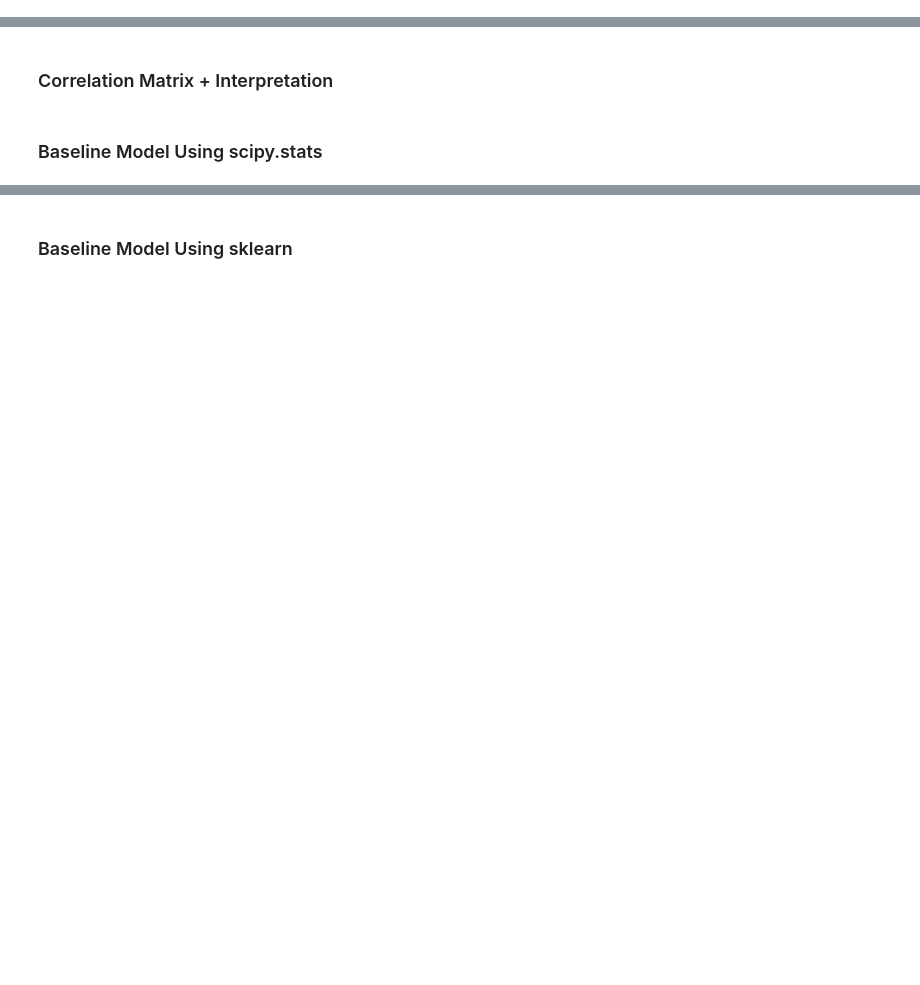
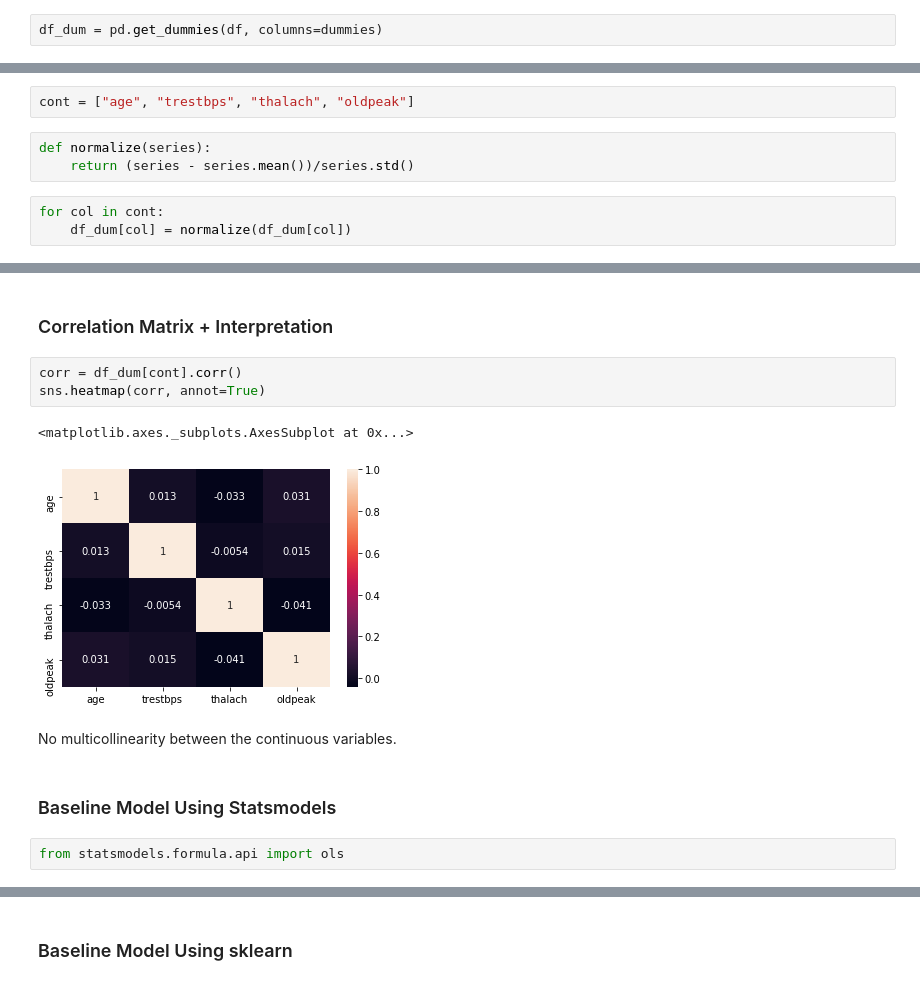
Before and after one commit to slmcamis/cv2-mod4-sec25-multlinreg-lesson, a Jupyter notebook: lesson-plan.ipynb, the cells around one changed output, grey strips where cells are left out. Drawn from its saved outputs; the diff is of its cells as text; blank space fills up the shorter version.

```diff
--- a/lesson-plan.ipynb
+++ b/lesson-plan.ipynb
@@ -33,0 +71,2 @@ df.head()
+# %%
+df_dum = pd.get_dummies(df, columns=dummies)
@@ -33,0 +85,8 @@ df.head()
+# %%
+cont = ["age", "trestbps", "thalach", "oldpeak"]
+# %%
+def normalize(series):
+    return (series - series.mean())/series.std()
+# %%
+for col in cont:
+    df_dum[col] = normalize(df_dum[col])
@@ -34,4 +106,14 @@ df.head()
 # %% [markdown]
 ### Correlation Matrix + Interpretation
+# %%
+corr = df_dum[cont].corr()
+sns.heatmap(corr, annot=True)
+# %% [output]
+<matplotlib.axes._subplots.AxesSubplot at 0x...>
+[figure, added]
+# %% [markdown]
+No multicollinearity between the continuous variables.
 # %% [markdown]
-### Baseline Model Using scipy.stats
+### Baseline Model Using Statsmodels
+# %%
+from statsmodels.formula.api import ols
```
Also changed, not shown: parts of 15 cells of this notebook.
